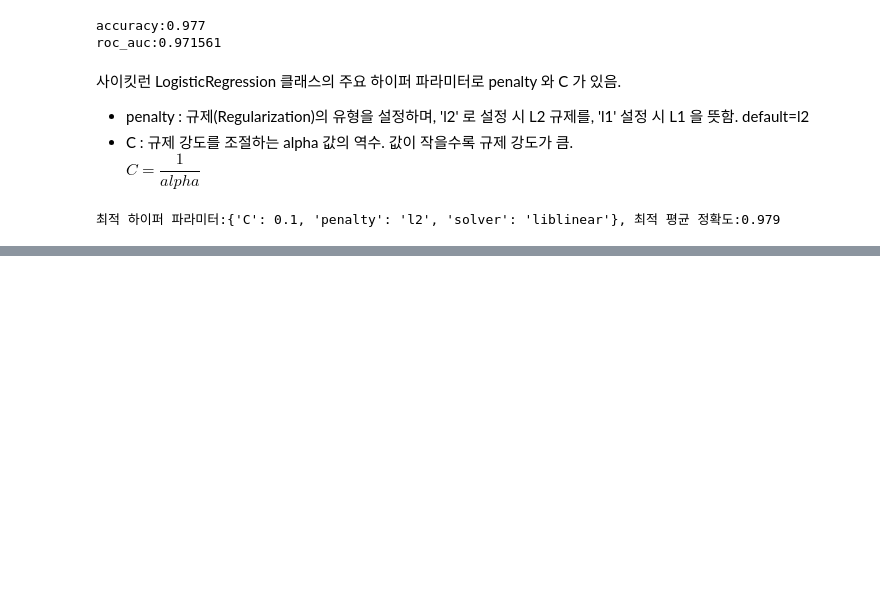
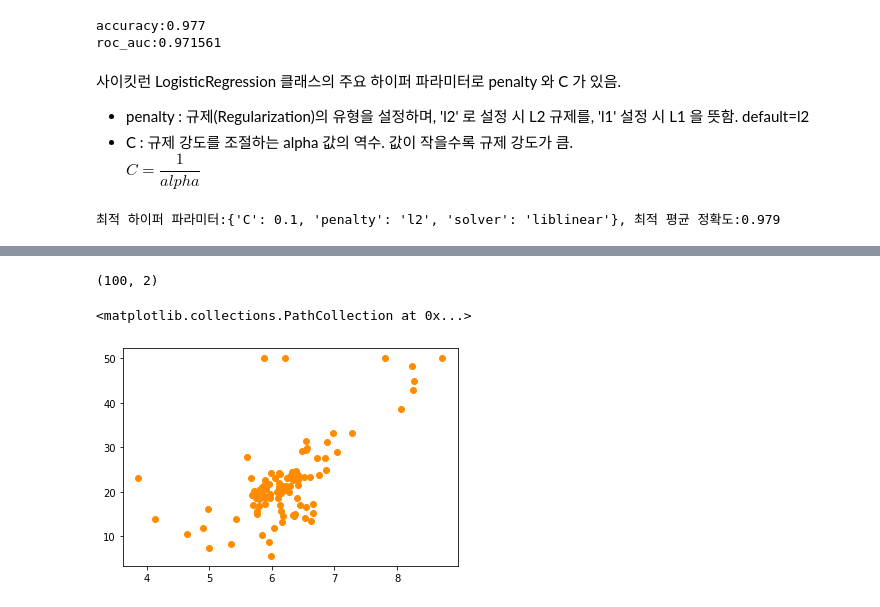
Before and after one commit to johyunkang/python-ml-guide, a Jupyter notebook: python_ml_perfect_guide_05_regression.ipynb, the cells around one changed output, grey strips where cells are left out. Drawn from its saved outputs; the diff is of its cells as text; code cells hidden in the pictures; blank space fills up the shorter version.

```diff
--- a/python_ml_perfect_guide_05_regression.ipynb
+++ b/python_ml_perfect_guide_05_regression.ipynb
@@ -862,0 +955,11 @@ p.335
+# %%
+bstdf_sample = bstdf[['RM', 'PRICE']]
+# DF 에서 .sample() 은 무작위 추출. n=100 은 무작위로 100개만 추출하겠다 의미. frac=0.5 는 전체 중 50% 비율로 추출하겠다. (0~1 사이값). 두 파라미터 동시 사용 불가능
+bstdf_sample = bstdf_sample.sample(n=100, random_state=0)
+print(bstdf_sample.shape)
+plt.figure()
+plt.scatter(bstdf_sample.RM, bstdf_sample.PRICE, c='darkorange')
+# %% [output]
+(100, 2)
+<matplotlib.collections.PathCollection at 0x...>
+[figure, added]
```
Also changed, not shown: parts of 9 cells of this notebook.
